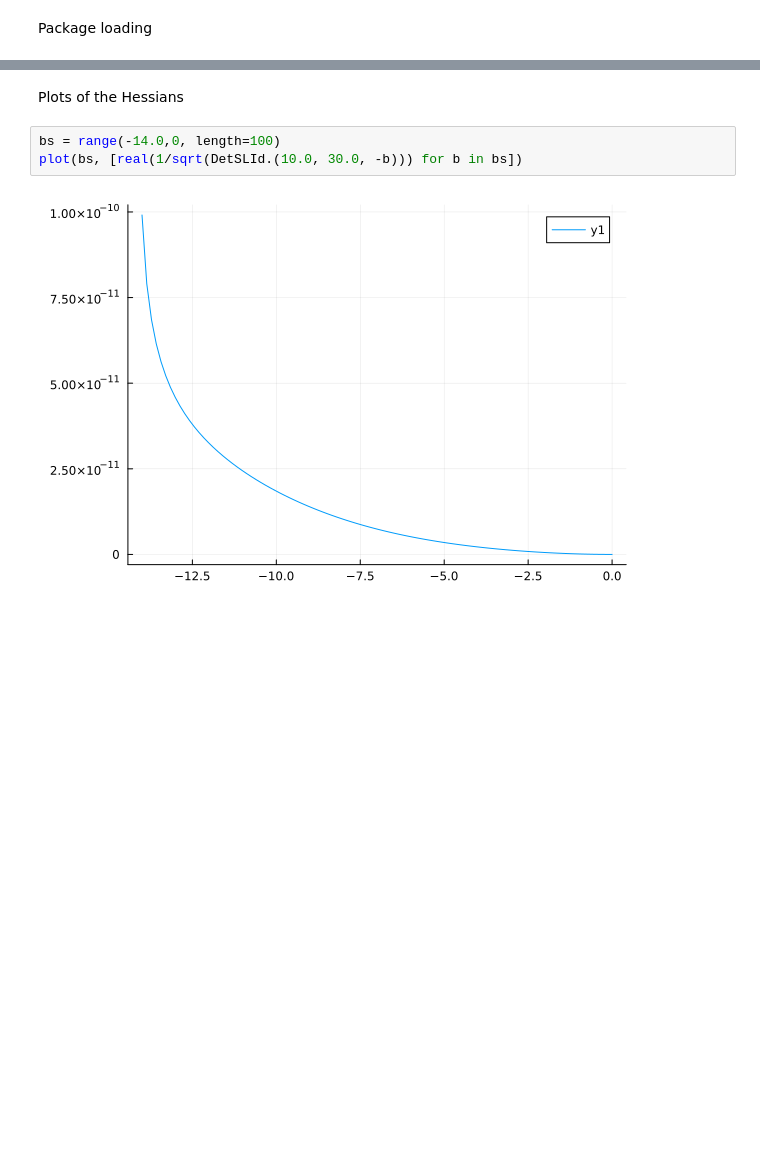
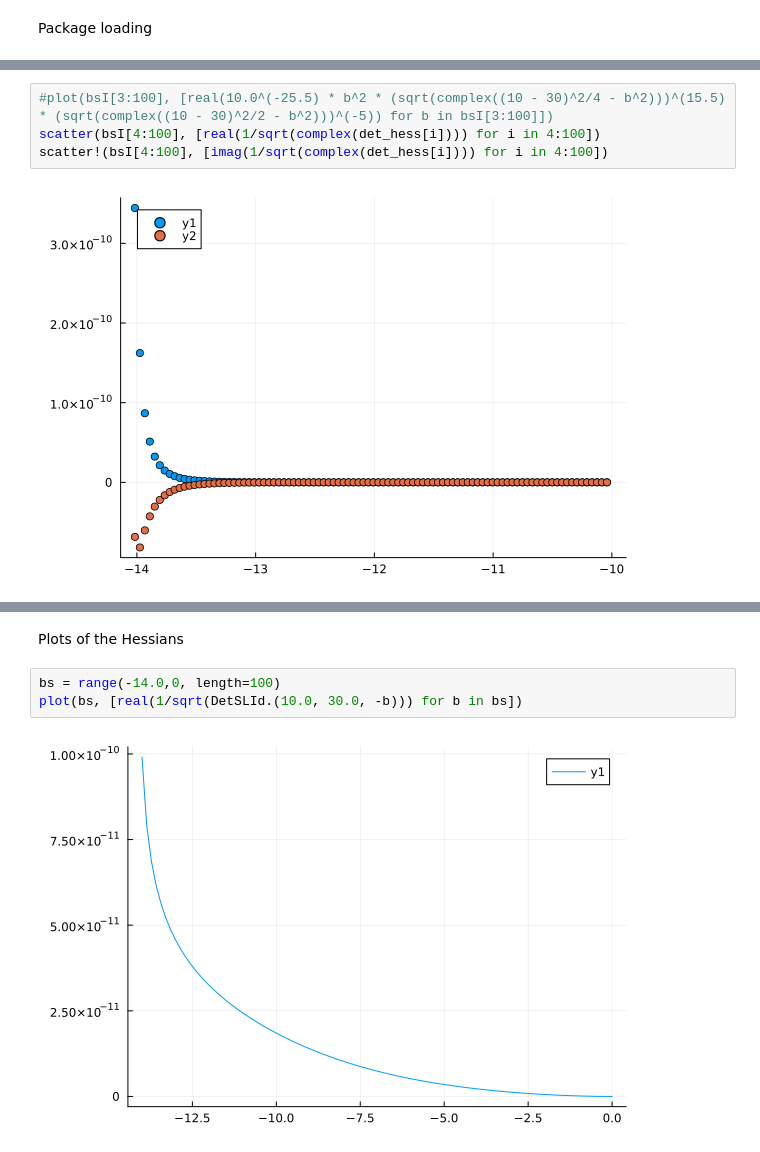
Before and after one commit to Jercheal/3d-cosmology, a Jupyter notebook: 3d_ESF_cosmology.ipynb, the cells around one changed output, grey strips where cells are left out. Saved outputs shown, nothing was run; the diff lists cells and outputs as text; blank space fills up the shorter version.

```diff
--- a/3d_ESF_cosmology.ipynb
+++ b/3d_ESF_cosmology.ipynb
@@ -16,0 +82,6 @@ Tasks:
+# %%
+#plot(bsI[3:100], [real(10.0^(-25.5) * b^2 * (sqrt(complex((10 - 30)^2/4 - b^2)))^(15.5) * (sqrt(complex((10 - 30)^2/2 - b^2)))^(-5)) for b in bsI[3:100]])
+scatter(bsI[4:100], [real(1/sqrt(complex(det_hess[i]))) for i in 4:100])
+scatter!(bsI[4:100], [imag(1/sqrt(complex(det_hess[i]))) for i in 4:100])
+# %% [output]
+[figure, added]
```
Also changed, not shown: parts of 27 cells of this notebook, 2 other files.
